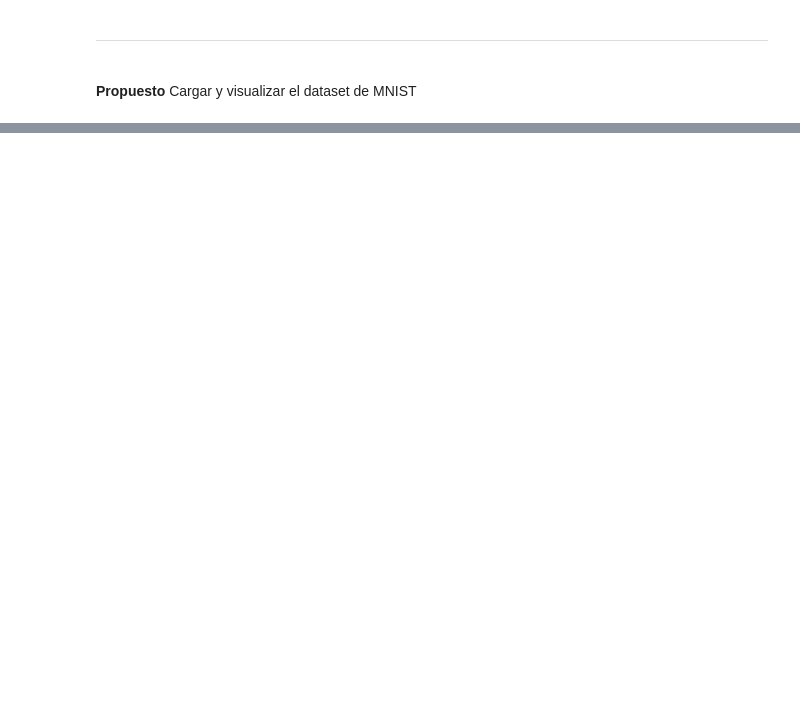
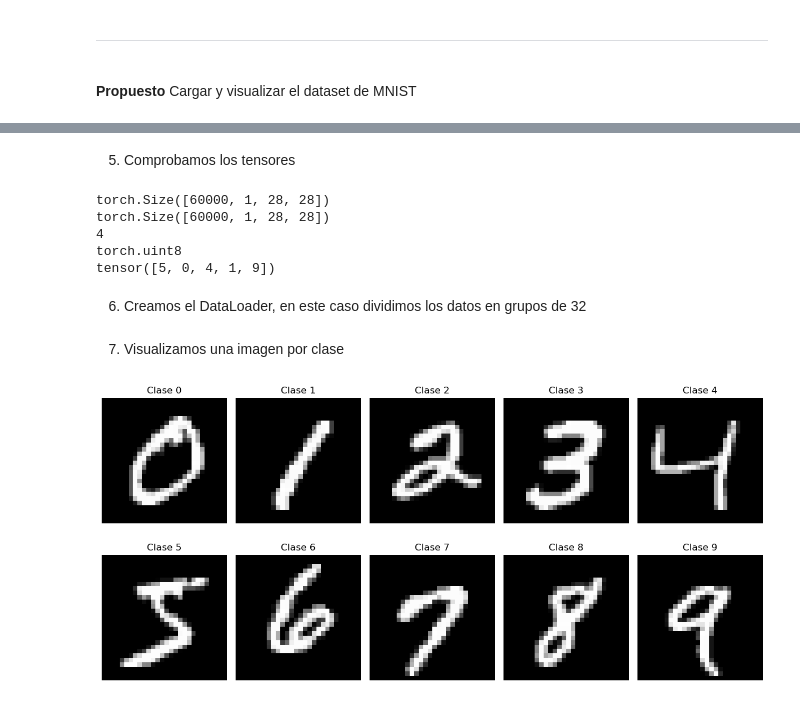
Before and after one commit to Jootgitoo/PIA, a Jupyter notebook: redes_neuronales/6_+Manipulación+de+tensores.ipynb, the cells around one changed output, grey strips where cells are left out. Saved outputs shown, nothing was run; the diff lists cells and outputs as text; code cells hidden in the pictures; blank space fills up the shorter version.

```diff
--- a/redes_neuronales/6_+Manipulación+de+tensores.ipynb
+++ b/redes_neuronales/6_+Manipulación+de+tensores.ipynb
@@ -706,0 +772,7 @@ plt.show()
+# %%
+transform = torchvision.transforms.Compose([
+    torchvision.transforms.ToTensor(),
+])
+
+train = torchvision.datasets.MNIST('./datafiles/', train=True,  download=True, transform=transform)
+test  = torchvision.datasets.MNIST('./datafiles/', train=False, download=True, transform=transform)
@@ -706,0 +781,22 @@ plt.show()
+# %%
+X_train = train.data.reshape(-1, 1, 28, 28)
+y_train = train.targets
+
+X_test = test.data.reshape(-1, 1, 28, 28)
+y_test = test.targets
+# %% [markdown]
+5. Comprobamos los tensores
+# %%
+print(X_train.shape)   # torch.Size([60000, 1, 28, 28])
+print(X_train.size())  # mismo resultado con función
+print(X_train.ndim)    # 4 dimensiones
+print(X_train.dtype)   # tipo de dato
+print(y_train[:5])     # primeras 5 etiquetas  ← slicing del cuaderno 6
+# %% [output]
+torch.Size([60000, 1, 28, 28])
+torch.Size([60000, 1, 28, 28])
+4
+torch.uint8
+tensor([5, 0, 4, 1, 9])
+# %% [markdown]
+6. Creamos el DataLoader, en este caso dividimos los datos en grupos de 32
@@ -706,0 +806,19 @@ plt.show()
+# %% [markdown]
+7. Visualizamos una imagen por clase
+# %%
+fig, axes = plt.subplots(2, 5, figsize=(12, 6))
+
+for digit in range(10):
+    # Del cuaderno 6: indexación para encontrar la primera imagen de cada clase
+    idx = (y_train == digit).nonzero(as_tuple=True)[0][0].item()
+    img = X_train[idx, 0]   # ← a[1] del cuaderno 6: acceder por índice
+
+    ax = axes[digit // 5][digit % 5]
+    ax.imshow(img.numpy(), cmap='gray')
+    ax.set_title(f"Clase {digit}")
+    ax.axis('off')
+
+plt.tight_layout()
+plt.show()
+# %% [output]
+[figure, added]
```
Also changed, not shown: parts of 34 cells of this notebook.
